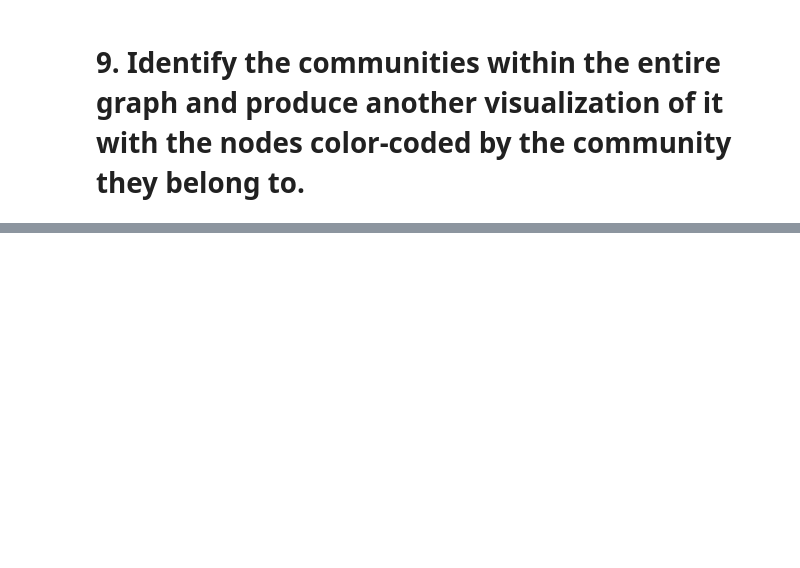
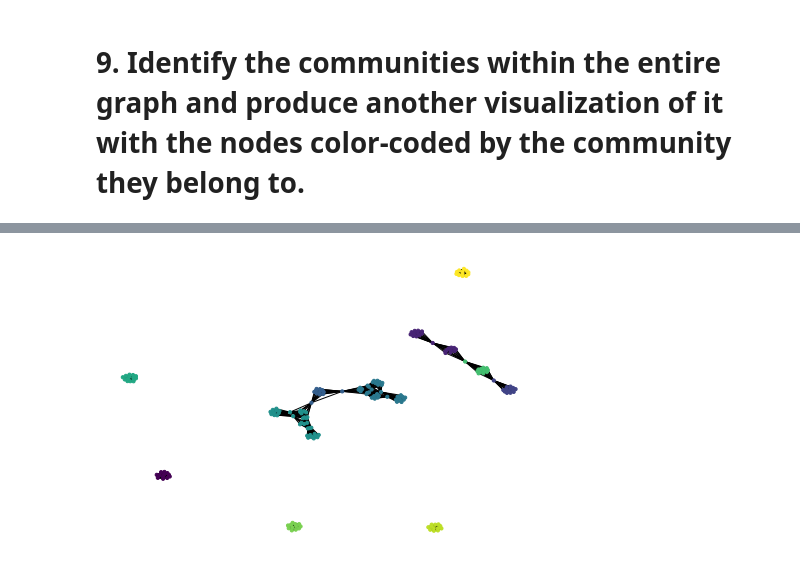
Before and after one commit to juliamoraiss/Ironhack, a Jupyter notebook: Labs/Week 7/4. Complex-Networks/your-code/lab-complex-networks.ipynb, the cells around one changed output, grey strips where cells are left out. Cells and saved outputs as stored; diff of their text form; code cells hidden in the pictures; blank space fills up the shorter version.

```diff
--- a/Labs/Week 7/4. Complex-Networks/your-code/lab-complex-networks.ipynb
+++ b/Labs/Week 7/4. Complex-Networks/your-code/lab-complex-networks.ipynb
@@ -211,0 +159,9 @@ plt.show()
+# %%
+G = nx.from_pandas_edgelist(data, source='Name_src', target='Name_dest', create_using=nx.Graph)
+best_part = cm.best_partition(G, random_state=7)
+
+pos = nx.spring_layout(G)
+
+nx.draw(G, pos=pos, node_color=[value for value in best_part.values()], node_size=10)
+# %% [output]
+[figure, added]
```
Also changed, not shown: parts of 10 cells of this notebook, 1 other file.
